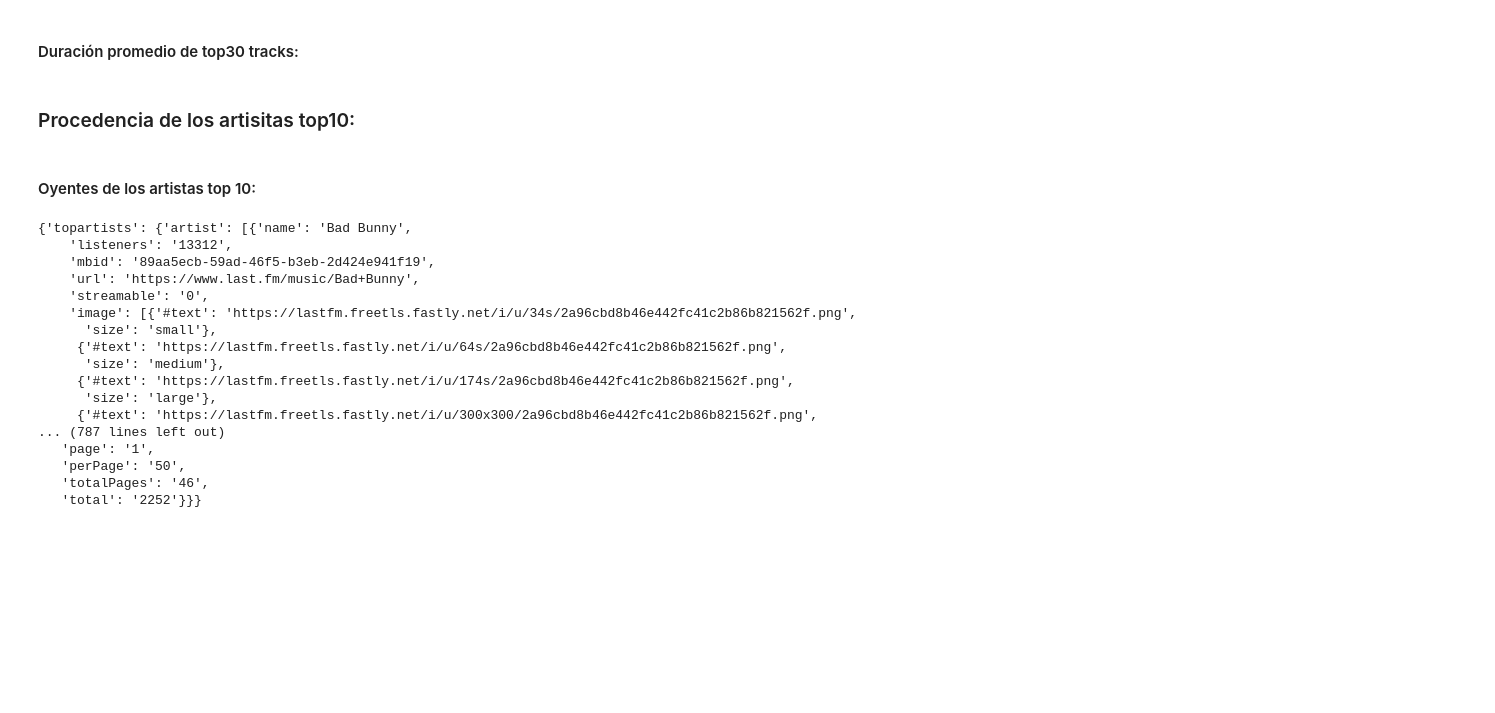
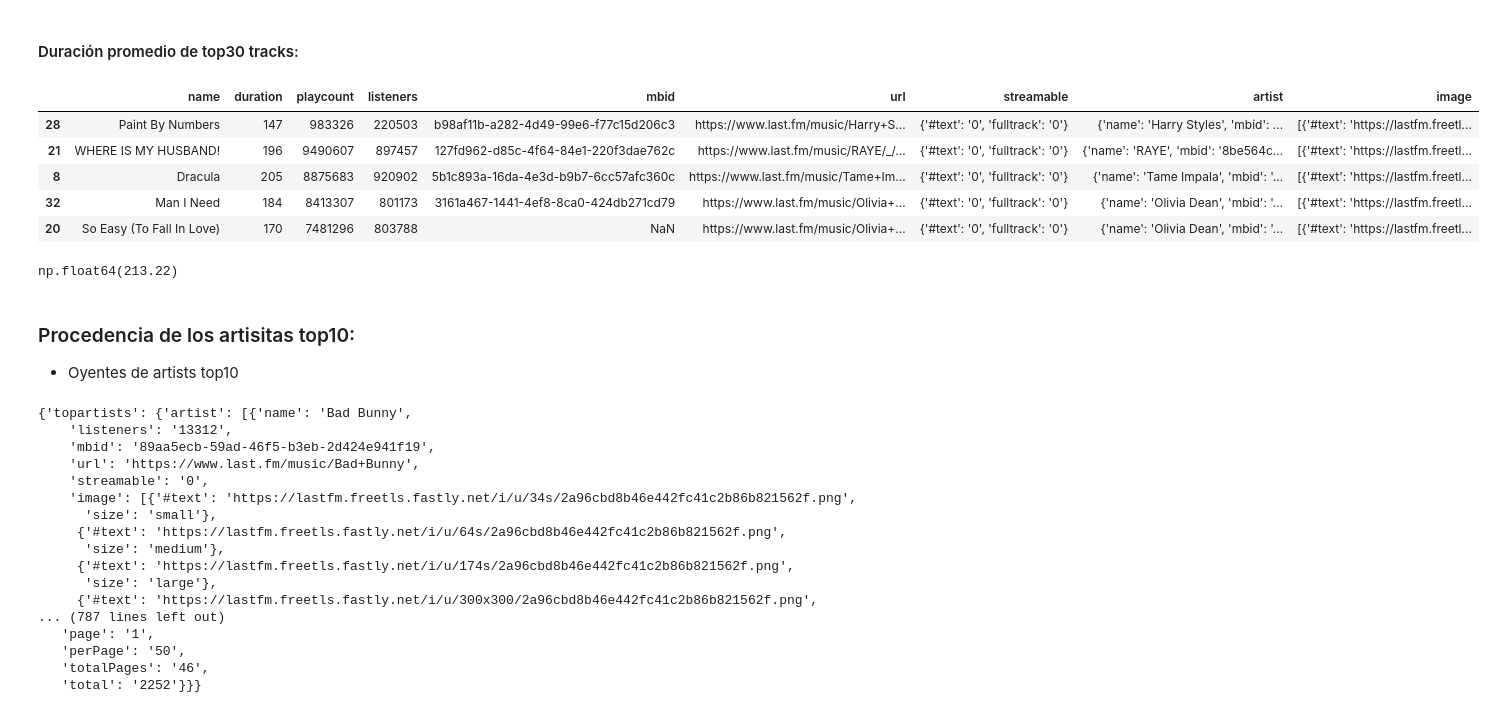
Before and after one commit to 4GeeksAcademy/ProyectoFinal23, a Jupyter notebook: src/Recolectar_Data.ipynb, the cells around one changed output. Saved outputs shown, nothing was run; the diff lists cells and outputs as text; code cells hidden in the pictures; blank space fills up the shorter version.

```diff
--- a/src/Recolectar_Data.ipynb
+++ b/src/Recolectar_Data.ipynb
@@ -263,13 +267,22 @@ dtype: int64
 # %% [markdown]
 #### Duración promedio de top30 tracks:
 # %%
-# df_top30_duration = music.iloc[:30]
-# df_top30_duration
-# df_top30_duration.loc[:, 'duration'] = pd.to_numeric(df_top30_duration['duration'], errors='coerce')
-
-# mean = df_top30_duration['duration'].mean()
-# mean
+df_top30_duration = music.sort_values(by='playcount', ascending=False) # .head(30)
+df_top30_duration.iloc[:30]
+df_top30_duration.head()
+# %% [output]
+|  | name | duration | playcount | listeners | mbid | url | streamable | artist | image |
+| 28 | Paint By Numbers | 147 | 983326 | 220503 | b98af11b-a282-4d49-99e6-f77c15d206c3 | https://www.last.fm/music/Harry+S... | {'#text': '0', 'fulltrack': '0'} | {'name': 'Harry Styles', 'mbid': ... | [{'#text': 'https://lastfm.freetl... |
+| 21 | WHERE IS MY HUSBAND! | 196 | 9490607 | 897457 | 127fd962-d85c-4f64-84e1-220f3dae762c | https://www.last.fm/music/RAYE/_/... | {'#text': '0', 'fulltrack': '0'} | {'name': 'RAYE', 'mbid': '8be564c... | [{'#text': 'https://lastfm.freetl... |
+| 8 | Dracula | 205 | 8875683 | 920902 | 5b1c893a-16da-4e3d-b9b7-6cc57afc360c | https://www.last.fm/music/Tame+Im... | {'#text': '0', 'fulltrack': '0'} | {'name': 'Tame Impala', 'mbid': '... | [{'#text': 'https://lastfm.freetl... |
+| 32 | Man I Need | 184 | 8413307 | 801173 | 3161a467-1441-4ef8-8ca0-424db271cd79 | https://www.last.fm/music/Olivia+... | {'#text': '0', 'fulltrack': '0'} | {'name': 'Olivia Dean', 'mbid': '... | [{'#text': 'https://lastfm.freetl... |
+| 20 | So Easy (To Fall In Love) | 170 | 7481296 | 803788 | NaN | https://www.last.fm/music/Olivia+... | {'#text': '0', 'fulltrack': '0'} | {'name': 'Olivia Dean', 'mbid': '... | [{'#text': 'https://lastfm.freetl... |
+# %%
+df_top30_duration.loc[:, 'duration'] = pd.to_numeric(df_top30_duration['duration'], errors='coerce')
+mean = df_top30_duration['duration'].mean()
+mean
+# %% [output]
+np.float64(213.22)
 # %% [markdown]
 ### Procedencia de los artisitas top10:
+* Oyentes de artists top10
-# %% [markdown]
-#### Oyentes de los artistas top 10:
```
Also changed, not shown: parts of 14 cells of this notebook.
